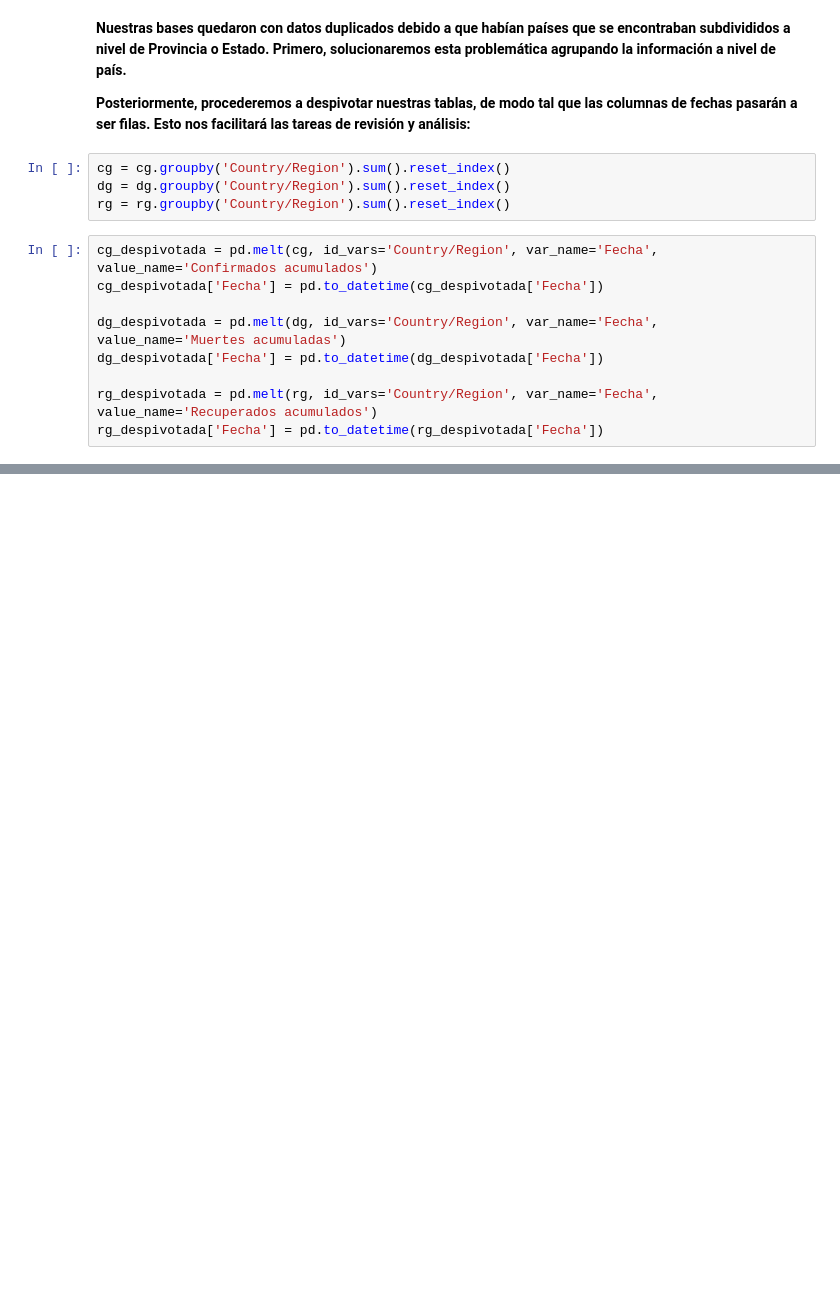
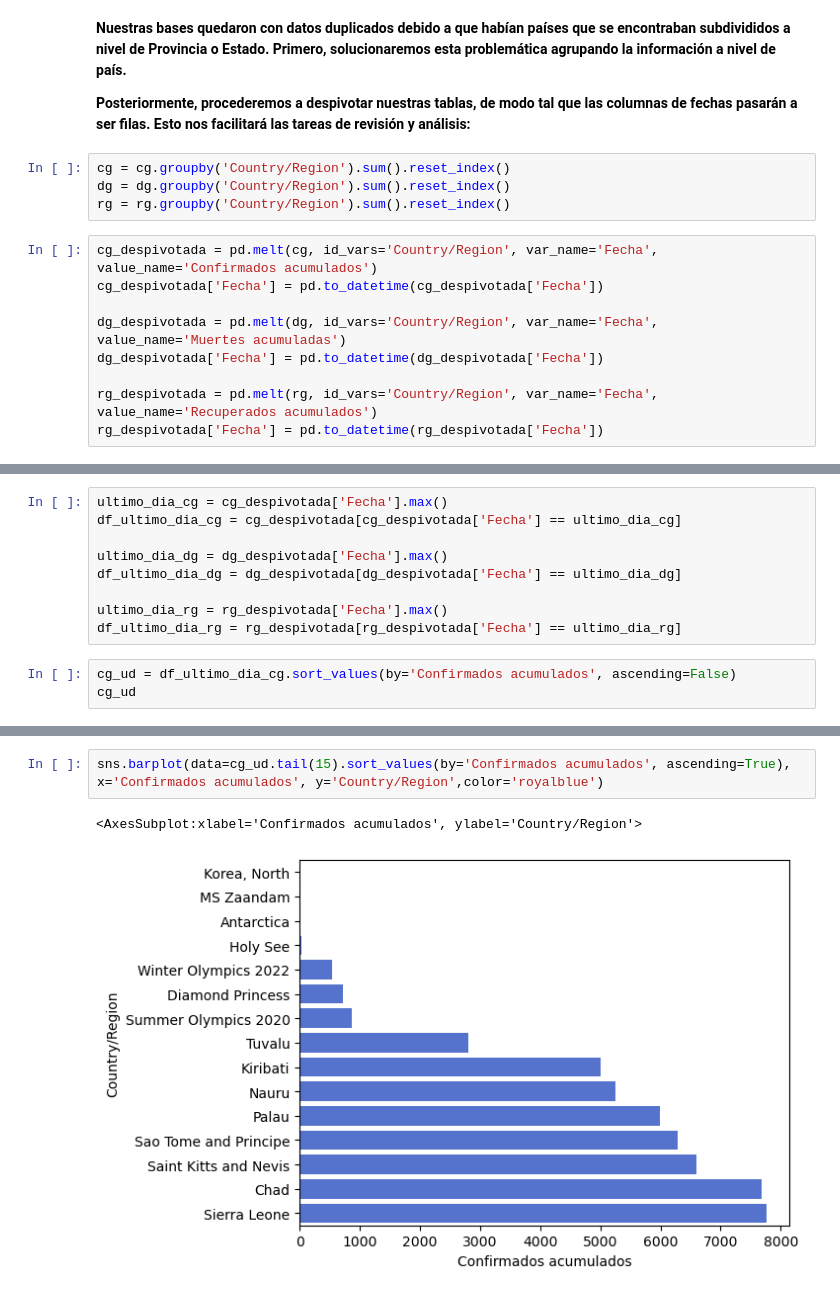
Before and after one commit to cpizarrov/proyecto_final, a Jupyter notebook: 02_Despivoteo_y_Unificacion.ipynb, the cells around one changed output, grey strips where cells are left out. Saved outputs shown, nothing was run; the diff lists cells and outputs as text; blank space fills up the shorter version.

```diff
--- a/02_Despivoteo_y_Unificacion.ipynb
+++ b/02_Despivoteo_y_Unificacion.ipynb
@@ -58,0 +190,12 @@ rg_despivotada['Fecha'] = pd.to_datetime(rg_despivotada['Fecha'])
+# %%
+ultimo_dia_cg = cg_despivotada['Fecha'].max()
+df_ultimo_dia_cg = cg_despivotada[cg_despivotada['Fecha'] == ultimo_dia_cg]
+
+ultimo_dia_dg = dg_despivotada['Fecha'].max()
+df_ultimo_dia_dg = dg_despivotada[dg_despivotada['Fecha'] == ultimo_dia_dg]
+
+ultimo_dia_rg = rg_despivotada['Fecha'].max()
+df_ultimo_dia_rg = rg_despivotada[rg_despivotada['Fecha'] == ultimo_dia_rg]
+# %%
+cg_ud = df_ultimo_dia_cg.sort_values(by='Confirmados acumulados', ascending=False)
+cg_ud
@@ -58,0 +216,5 @@ rg_despivotada['Fecha'] = pd.to_datetime(rg_despivotada['Fecha'])
+# %%
+sns.barplot(data=cg_ud.tail(15).sort_values(by='Confirmados acumulados', ascending=True), x='Confirmados acumulados', y='Country/Region',color='royalblue')
+# %% [output]
+<AxesSubplot:xlabel='Confirmados acumulados', ylabel='Country/Region'>
+[figure, added]
```
Also changed, not shown: parts of 28 cells of this notebook.
